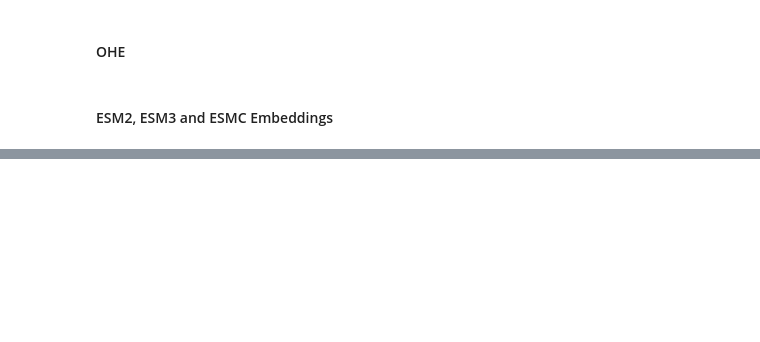
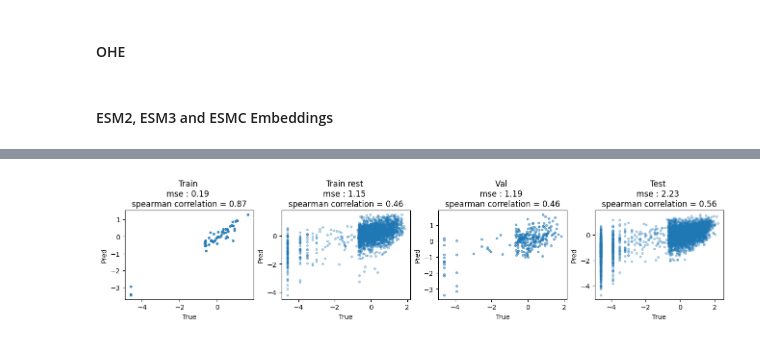
Before and after one commit to kevingeo11/DomainPrediction, a Jupyter notebook: src/AL_Testing/surrogates_GB1.ipynb, the cells around one changed output, grey strips where cells are left out. Drawn from its saved outputs; the diff is of its cells as text; code cells hidden in the pictures; blank space fills up the shorter version.

```diff
--- a/src/AL_Testing/surrogates_GB1.ipynb
+++ b/src/AL_Testing/surrogates_GB1.ipynb
@@ -435,0 +681,35 @@ df_results.columns[df_results.columns.str.contains('pred')]
+# %%
+fig, ax = plt.subplots(1,4, figsize=(13,3), layout='constrained')
+
+ax[0].plot(y[train_mask_selected & omit_mask], y_pred[train_mask_selected & omit_mask], '.', alpha=0.8)
+ax[1].plot(y[train_mask_rest & omit_mask], y_pred[train_mask_rest & omit_mask], '.', alpha=0.3)
+ax[2].plot(y[val_mask & omit_mask], y_pred[val_mask & omit_mask], '.', alpha=0.5)
+ax[3].plot(y[test_mask & omit_mask], y_pred[test_mask & omit_mask], '.', alpha=0.3)
+
+mse = mean_squared_error(y[train_mask_selected & omit_mask], y_pred[train_mask_selected & omit_mask])
+corr = stats.spearmanr(y[train_mask_selected & omit_mask], y_pred[train_mask_selected & omit_mask])
+s_corr = round(corr.statistic, 2)
+ax[0].set_title(f'Train \nmse : {str(round(mse, 2))} \nspearman correlation = {s_corr}')
+
+mse = mean_squared_error(y[train_mask_rest & omit_mask], y_pred[train_mask_rest & omit_mask])
+corr = stats.spearmanr(y[train_mask_rest & omit_mask], y_pred[train_mask_rest & omit_mask])
+s_corr = round(corr.statistic, 2)
+ax[1].set_title(f'Train rest \nmse : {str(round(mse, 2))} \nspearman correlation = {s_corr}')
+
+mse = mean_squared_error(y[val_mask & omit_mask], y_pred[val_mask & omit_mask])
+corr = stats.spearmanr(y[val_mask & omit_mask], y_pred[val_mask & omit_mask])
+s_corr = round(corr.statistic, 2)
+ax[2].set_title(f'Val \nmse : {str(round(mse, 2))} \nspearman correlation = {s_corr}')
+
+mse = mean_squared_error(y[test_mask & omit_mask], y_pred[test_mask & omit_mask])
+corr = stats.spearmanr(y[test_mask & omit_mask], y_pred[test_mask & omit_mask])
+s_corr = round(corr.statistic, 2)
+ax[3].set_title(f'Test \nmse : {str(round(mse, 2))} \nspearman correlation = {s_corr}')
+
+for i in range(4):
+    ax[i].set_xlabel('True')
+    ax[i].set_ylabel('Pred')
+
+plt.show()
+# %% [output]
+[figure, added]
```
Also changed, not shown: parts of 48 cells of this notebook, 10 other files.
